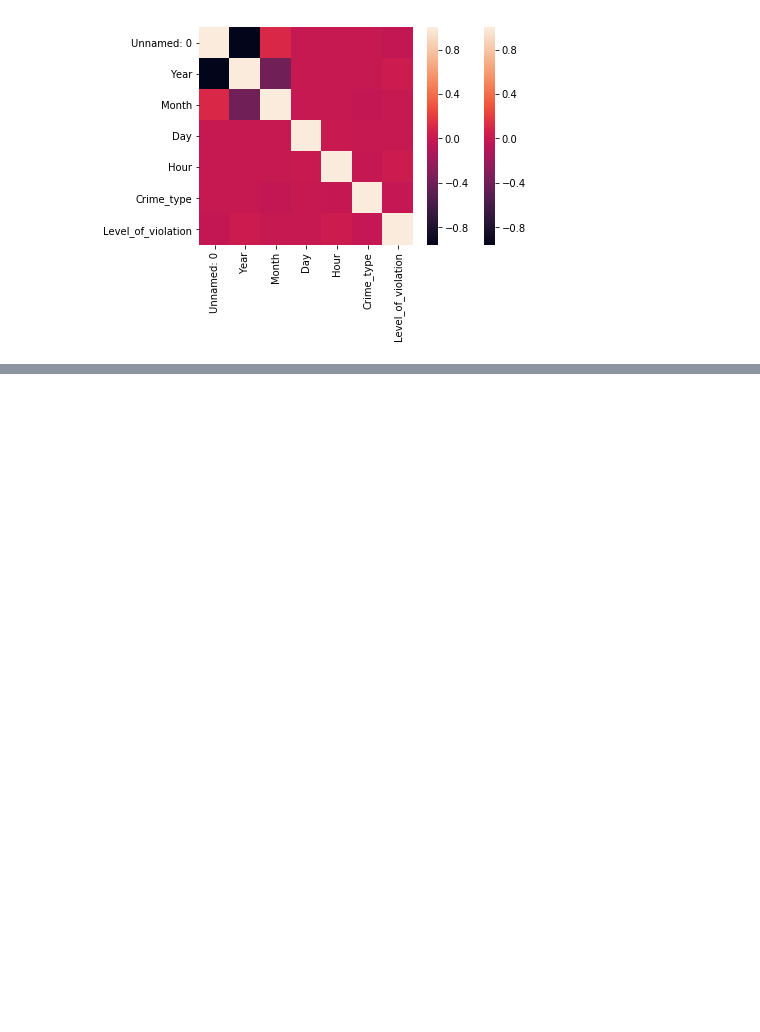
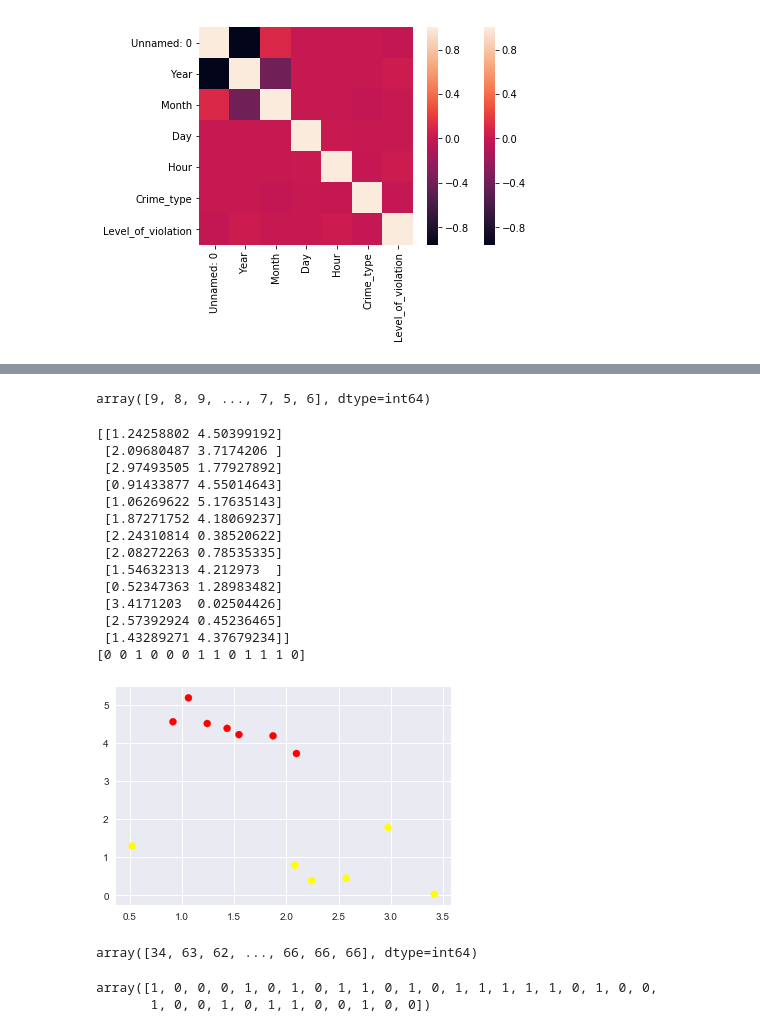
Before and after one commit to Reet1992/Boston_Crime_Prediction, a Jupyter notebook: crime_prediction_python.ipynb, the cells around one changed output, grey strips where cells are left out. Saved outputs shown, nothing was run; the diff lists cells and outputs as text; code cells hidden in the pictures; blank space fills up the shorter version.

```diff
--- a/crime_prediction_python.ipynb
+++ b/crime_prediction_python.ipynb
@@ -287,0 +290,2 @@ plt.show()
+# %%
+geodata = pd.read_csv('bostoncrime2.csv')
@@ -287,0 +301,2 @@ plt.show()
+# %%
+geo = geodata.rename(columns = {"data2.OFFENSE_CODE_GROUP":"Offense_code_group","data2.DISTRICT":"District","data2.YEAR":"Year","data2.MONTH":"Month","data2.DAY_OF_WEEK":"Day","data2.HOUR":"Hour","data2.UCR_PART":"Crime_type","data2.tally":"Level_of_violation","data2.Lat":"latitude","data2.Long":"longitude"})
@@ -287,0 +327,31 @@ plt.show()
+# %%
+from sklearn.datasets.samples_generator import make_blobs
+#p, q = make_blobs(geo['Hour'],geo['Month'])
+
+h1 = geo['Hour'].values
+h1
+h2 = geo['Month'].values
+h2
+# %% [output]
+array([9, 8, 9, ..., 7, 5, 6], dtype=int64)
+# %%
+p,q = make_blobs(h1[0],centers=2,random_state=0, cluster_std=0.60)
+print(p)
+print(q)
+plt.scatter(p[:, 0], p[:, 1], c=q, s=50, cmap='autumn');
+# %% [output]
+[[1.24258802 4.50399192]
+ [2.09680487 3.7174206 ]
+ [2.97493505 1.77927892]
+ [0.91433877 4.55014643]
+ [1.06269622 5.17635143]
+ [1.87271752 4.18069237]
+ [2.24310814 0.38520622]
+ [2.08272263 0.78535335]
+ [1.54632313 4.212973  ]
+ [0.52347363 1.28983482]
+ [3.4171203  0.02504426]
+ [2.57392924 0.45236465]
+ [1.43289271 4.37679234]]
+[0 0 1 0 0 0 1 1 0 1 1 1 0]
+[figure, added]
@@ -287,0 +366,4 @@ plt.show()
+# %%
+off_code
+# %% [output]
+array([34, 63, 62, ..., 66, 66, 66], dtype=int64)
@@ -287,0 +372,5 @@ plt.show()
+# %%
+n
+# %% [output]
+array([1, 0, 0, 0, 1, 0, 1, 0, 1, 1, 0, 1, 0, 1, 1, 1, 1, 1, 0, 1, 0, 0,
+       1, 0, 0, 1, 0, 1, 1, 0, 0, 1, 0, 0])
```
Also changed, not shown: parts of 12 cells of this notebook.
